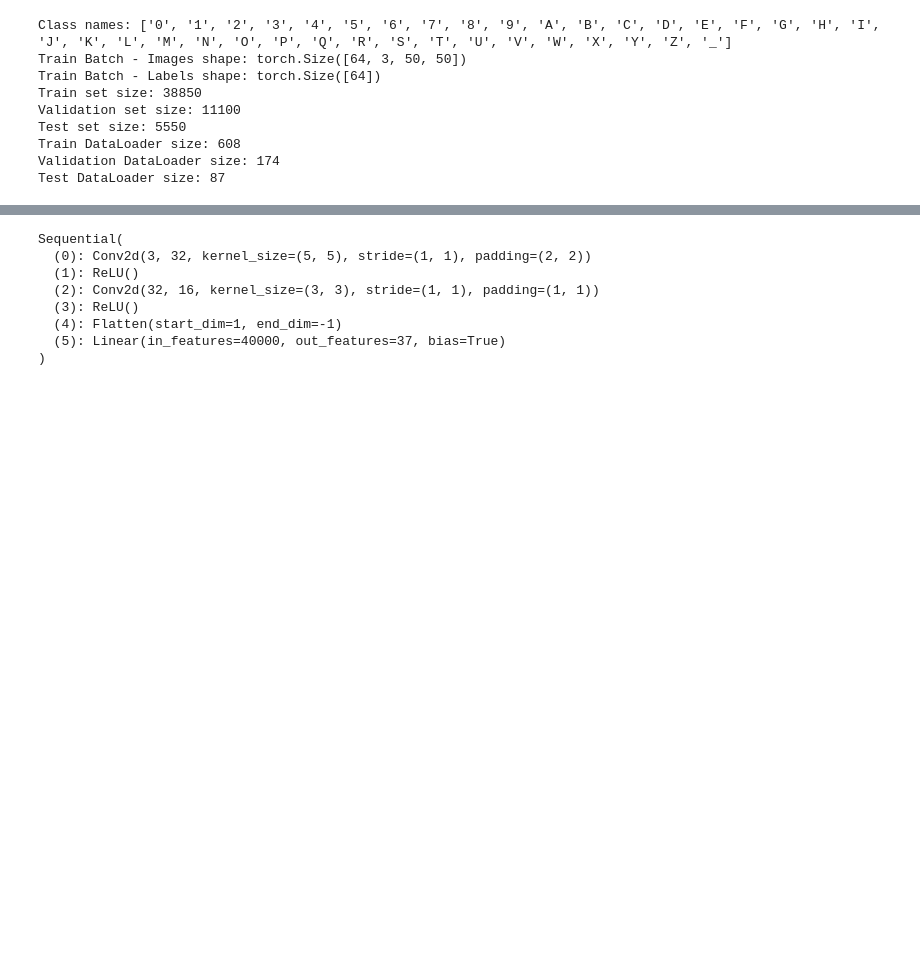
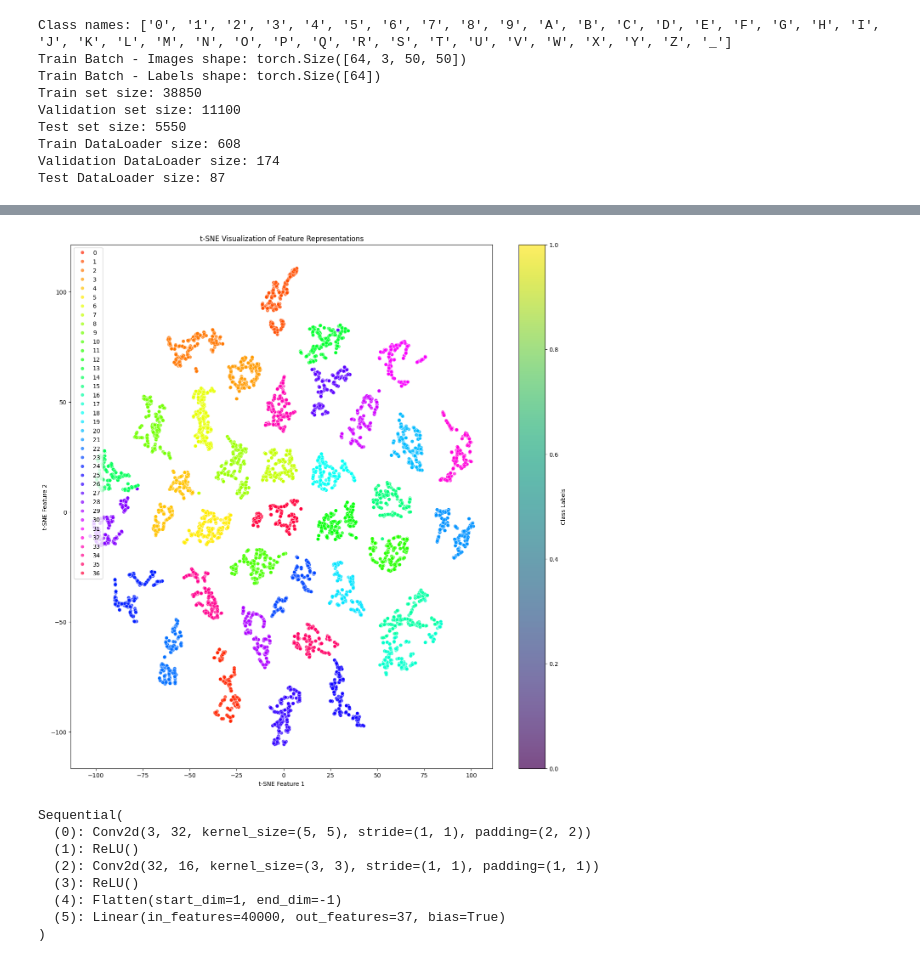
Before and after one commit to panoskorovesis/sign-language-image-detection, a Jupyter notebook: src/nn_and_cnn/pytorch_conv2d.ipynb, the cells around one changed output, grey strips where cells are left out. Saved outputs shown, nothing was run; the diff lists cells and outputs as text; code cells hidden in the pictures; blank space fills up the shorter version.

```diff
--- a/src/nn_and_cnn/pytorch_conv2d.ipynb
+++ b/src/nn_and_cnn/pytorch_conv2d.ipynb
@@ -260,3 +348,56 @@ Test Accuracy: 99.2072072072072
+# %%
+# Ensure model is in evaluation mode
+model.eval()
+
+# Initialize placeholders for features and labels
+features, labels_list = [], []
+
+# Disable gradient computation
+with torch.no_grad():
+    for inputs, labels in val_loader:
+        # Move data to the appropriate device
+        inputs = inputs.to(device)
+
+        # Forward pass to extract features
+        outputs = model(inputs)
+
+        # Handle Inception model outputs
+        if isinstance(outputs, InceptionOutputs):
+            outputs = outputs.logits
+
+        # Collect features and labels
+        features.append(outputs.cpu().numpy())  # Move to CPU and convert to numpy
+        labels_list.extend(labels.numpy())  # Add labels to list
+
+# Concatenate all features
+features = np.concatenate(features, axis=0)
+
+# Perform t-SNE
+tsne = TSNE(n_components=2, random_state=42)
+features_2d = tsne.fit_transform(features)
+
+# Visualize with a scatter plot
+plt.figure(figsize=(16, 16))
+scatter = sns.scatterplot(
+    x=features_2d[:, 0],
+    y=features_2d[:, 1],
+    hue=labels_list,
+    palette=sns.color_palette("hsv", len(dataset.classes)),
+    legend='full',
+    alpha=0.7
+)
+
+# Add labels and title
+plt.xlabel('t-SNE Feature 1')
+plt.ylabel('t-SNE Feature 2')
+plt.title('t-SNE Visualization of Feature Representations')
+
+# Add a color bar for better visualization
+scatter.figure.colorbar(scatter.collections[0], label='Class Labels')
+
+plt.show()
+# %% [output]
+[figure, added]
 # %%
 # Save the model's state_dict
 torch.save(model, 'model.pth')
```
Also changed, not shown: parts of 5 cells of this notebook, 1 other file.
